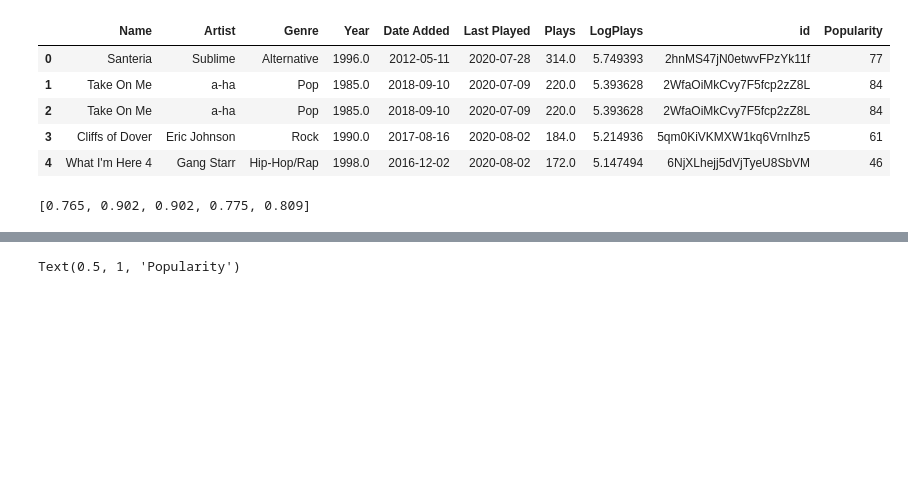
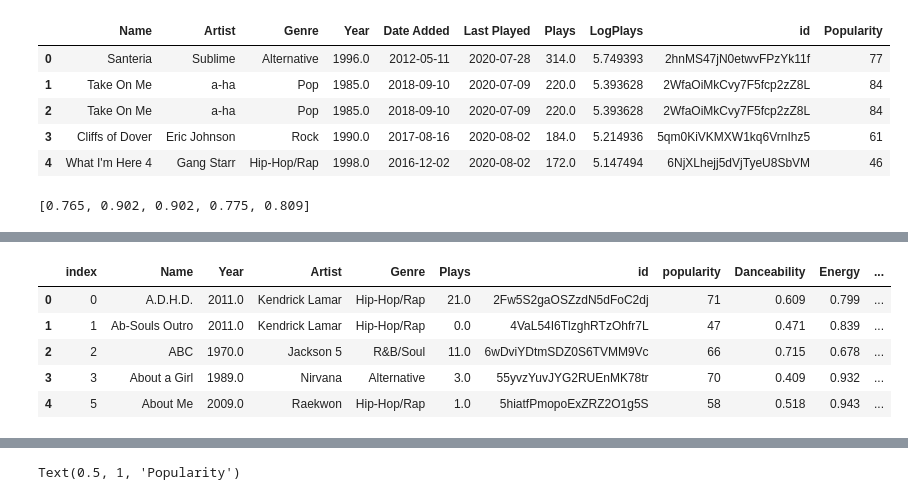
Before and after one commit to caltodo/MusicAnalysis, a Jupyter notebook: STCD_recommender.ipynb, the cells around one changed output, grey strips where cells are left out. Drawn from its saved outputs; the diff is of its cells as text; code cells hidden in the pictures; blank space fills up the shorter version.

```diff
--- a/STCD_recommender.ipynb
+++ b/STCD_recommender.ipynb
@@ -495,0 +768,9 @@ t_50.head()
+# %%
+library_df.head()
+# %% [output]
+|  | index | Name | Year | Artist | Genre | Plays | id | popularity | Danceability | Energy | ... |
+| 0 | 0 | A.D.H.D. | 2011.0 | Kendrick Lamar | Hip-Hop/Rap | 21.0 | 2Fw5S2gaOSZzdN5dFoC2dj | 71 | 0.609 | 0.799 | ... |
+| 1 | 1 | Ab-Souls Outro | 2011.0 | Kendrick Lamar | Hip-Hop/Rap | 0.0 | 4VaL54I6TlzghRTzOhfr7L | 47 | 0.471 | 0.839 | ... |
+| 2 | 2 | ABC | 1970.0 | Jackson 5 | R&B/Soul | 11.0 | 6wDviYDtmSDZ0S6TVMM9Vc | 66 | 0.715 | 0.678 | ... |
+| 3 | 3 | About a Girl | 1989.0 | Nirvana | Alternative | 3.0 | 55yvzYuvJYG2RUEnMK78tr | 70 | 0.409 | 0.932 | ... |
+| 4 | 5 | About Me | 2009.0 | Raekwon | Hip-Hop/Rap | 1.0 | 5hiatfPmopoExZRZ2O1g5S | 58 | 0.518 | 0.943 | ... |
```
Also changed, not shown: parts of 61 cells of this notebook, 1 other file.
